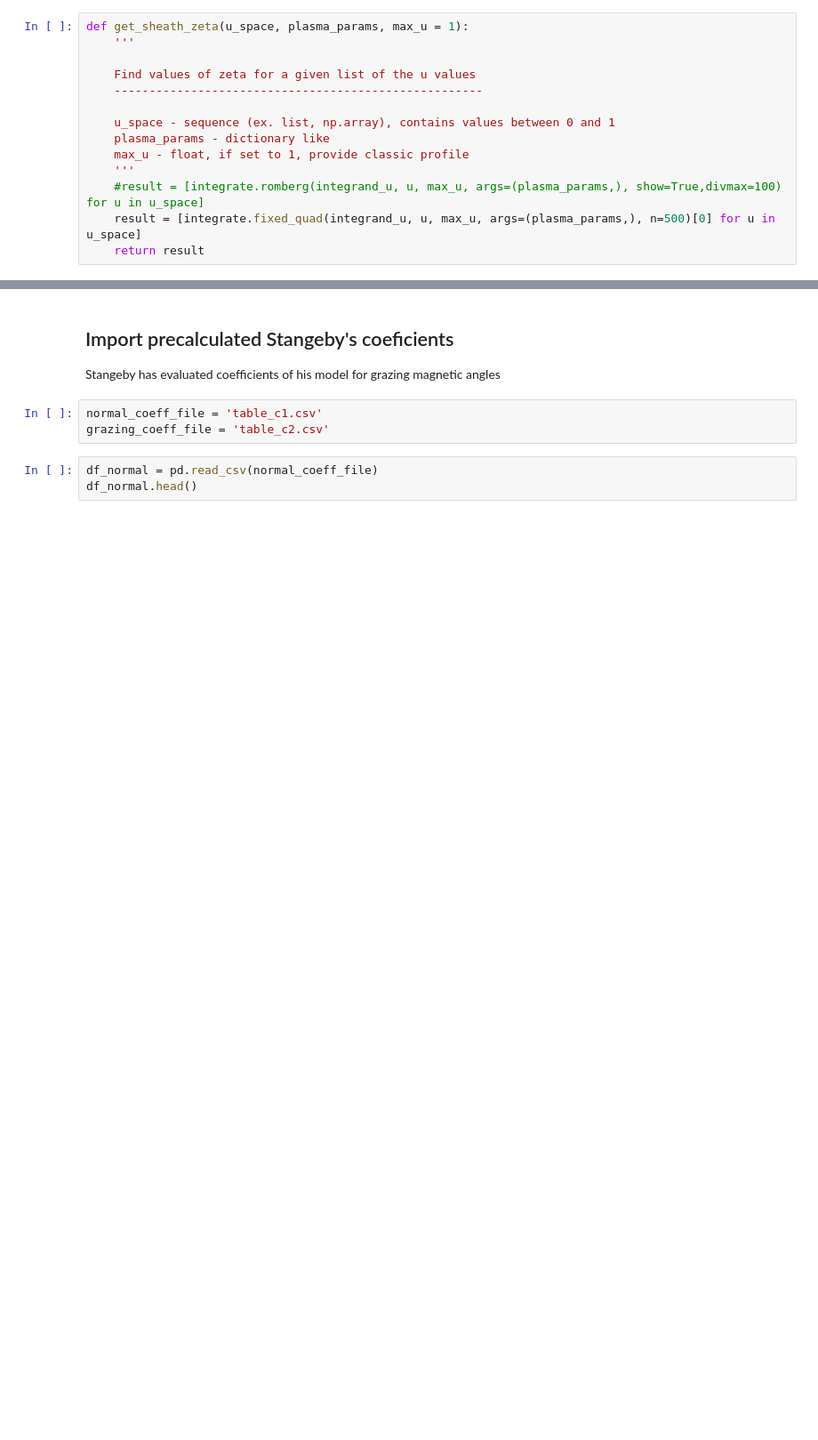
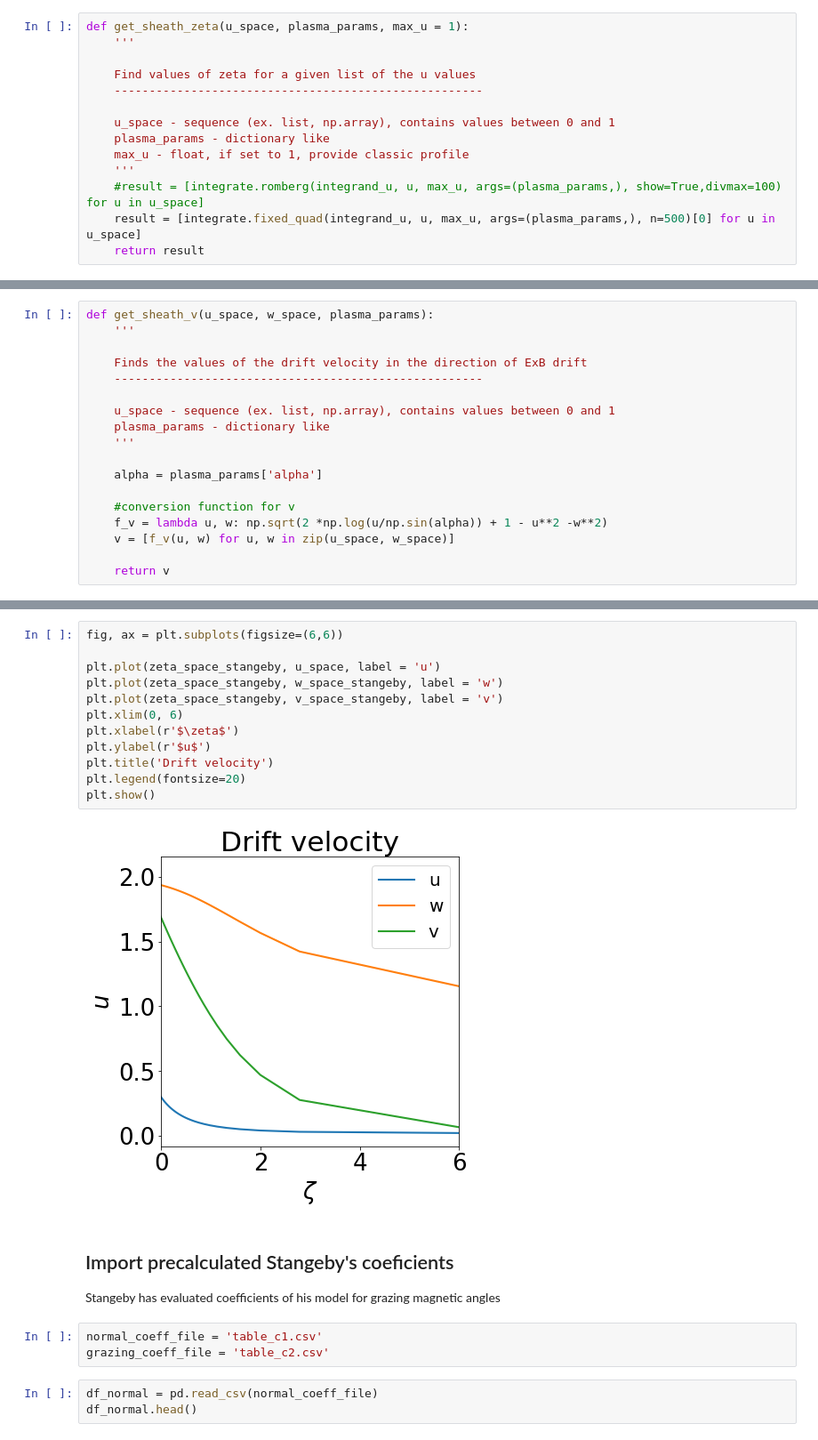
Before and after one commit to khaziev/sheath-models, a Jupyter notebook: stangeby-sheath.ipynb, the cells around one changed output, grey strips where cells are left out. Shown: that part at 89% size. Saved outputs shown, nothing was run; the diff lists cells and outputs as text; blank space fills up the shorter version.

```diff
--- a/stangeby-sheath.ipynb
+++ b/stangeby-sheath.ipynb
@@ -120,0 +136,18 @@ def get_sheath_zeta(u_space, plasma_params, max_u = 1):
+# %%
+def get_sheath_v(u_space, w_space, plasma_params):
+    '''
+
+    Finds the values of the drift velocity in the direction of ExB drift
+    -----------------------------------------------------
+
+    u_space - sequence (ex. list, np.array), contains values between 0 and 1
+    plasma_params - dictionary like
+    '''
+
+    alpha = plasma_params['alpha']
+
+    #conversion function for v
+    f_v = lambda u, w: np.sqrt(2 *np.log(u/np.sin(alpha)) + 1 - u**2 -w**2)
+    v = [f_v(u, w) for u, w in zip(u_space, w_space)]
+
+    return v
@@ -136,3 +206,17 @@ plt.show()
+# %%
+fig, ax = plt.subplots(figsize=(6,6))
+
+plt.plot(zeta_space_stangeby, u_space, label = 'u')
+plt.plot(zeta_space_stangeby, w_space_stangeby, label = 'w')
+plt.plot(zeta_space_stangeby, v_space_stangeby, label = 'v')
+plt.xlim(0, 6)
+plt.xlabel(r'$\zeta$')
+plt.ylabel(r'$u$')
+plt.title('Drift velocity')
+plt.legend(fontsize=20)
+plt.show()
+# %% [output]
+[figure, added]
 # %% [markdown]
 ## Import precalculated Stangeby's coeficients
 
```
Also changed, not shown: parts of 10 cells of this notebook, 2 other files.
